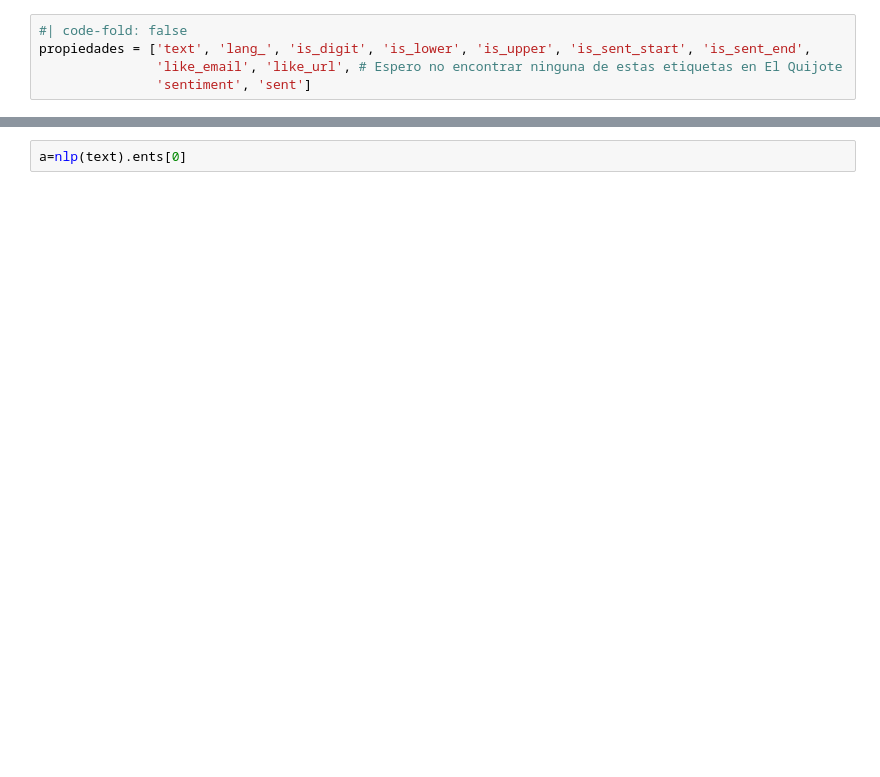
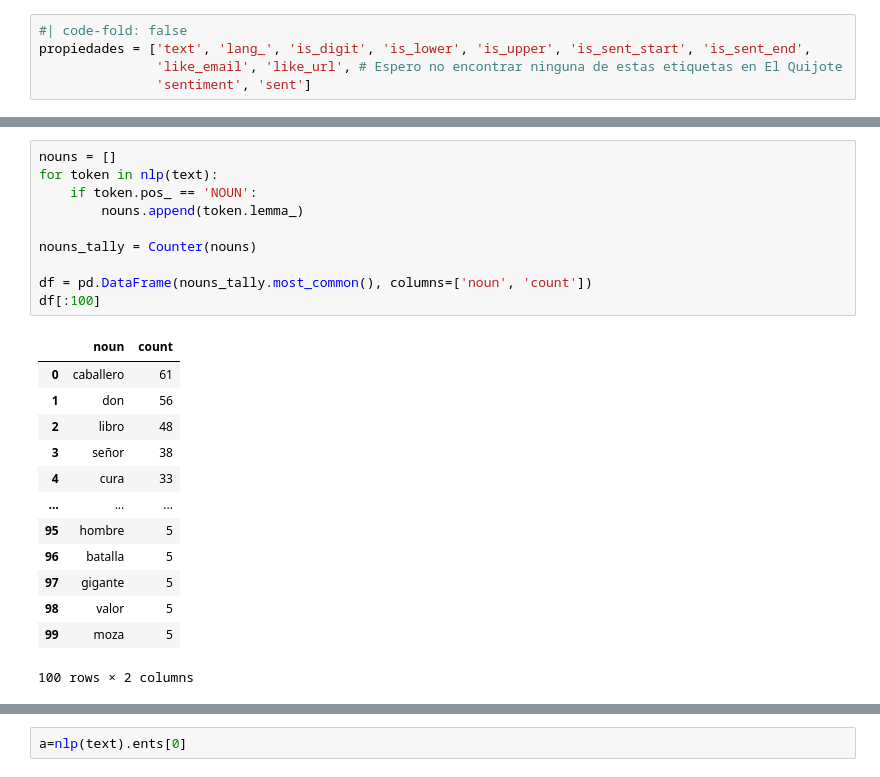
Before and after one commit to MarioC0093/NPL-Python, a Jupyter notebook: index.ipynb, the cells around one changed output, grey strips where cells are left out. Saved outputs shown, nothing was run; the diff lists cells and outputs as text; blank space fills up the shorter version.

```diff
--- a/index.ipynb
+++ b/index.ipynb
@@ -225,0 +301,24 @@ obj.sent = Capítulo primero.
+# %%
+nouns = []
+for token in nlp(text):
+    if token.pos_ == 'NOUN':
+        nouns.append(token.lemma_)
+
+nouns_tally = Counter(nouns)
+
+df = pd.DataFrame(nouns_tally.most_common(), columns=['noun', 'count'])
+df[:100]
+# %% [output]
+|  | noun | count |
+| 0 | caballero | 61 |
+| 1 | don | 56 |
+| 2 | libro | 48 |
+| 3 | señor | 38 |
+| 4 | cura | 33 |
+| ... | ... | ... |
+| 95 | hombre | 5 |
+| 96 | batalla | 5 |
+| 97 | gigante | 5 |
+| 98 | valor | 5 |
+| 99 | moza | 5 |
+100 rows × 2 columns
```
Also changed, not shown: parts of 20 cells of this notebook, 8 other files.
